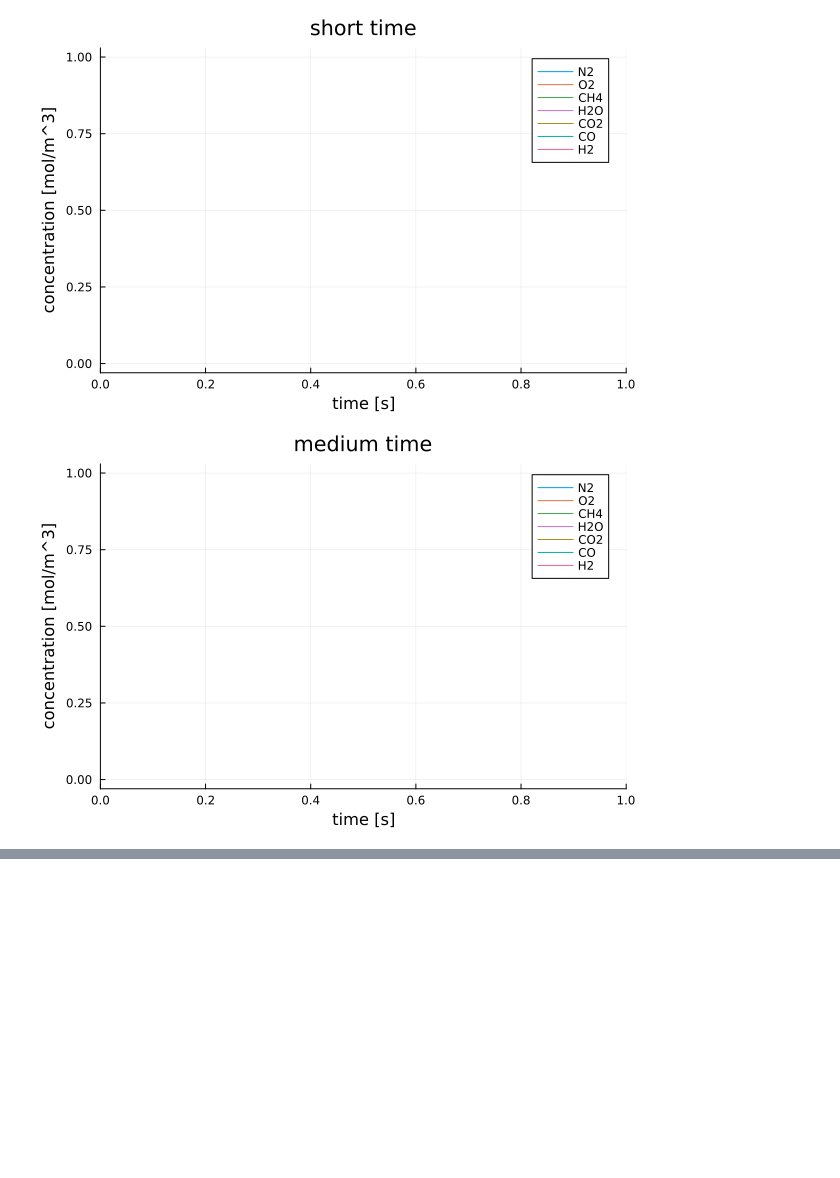
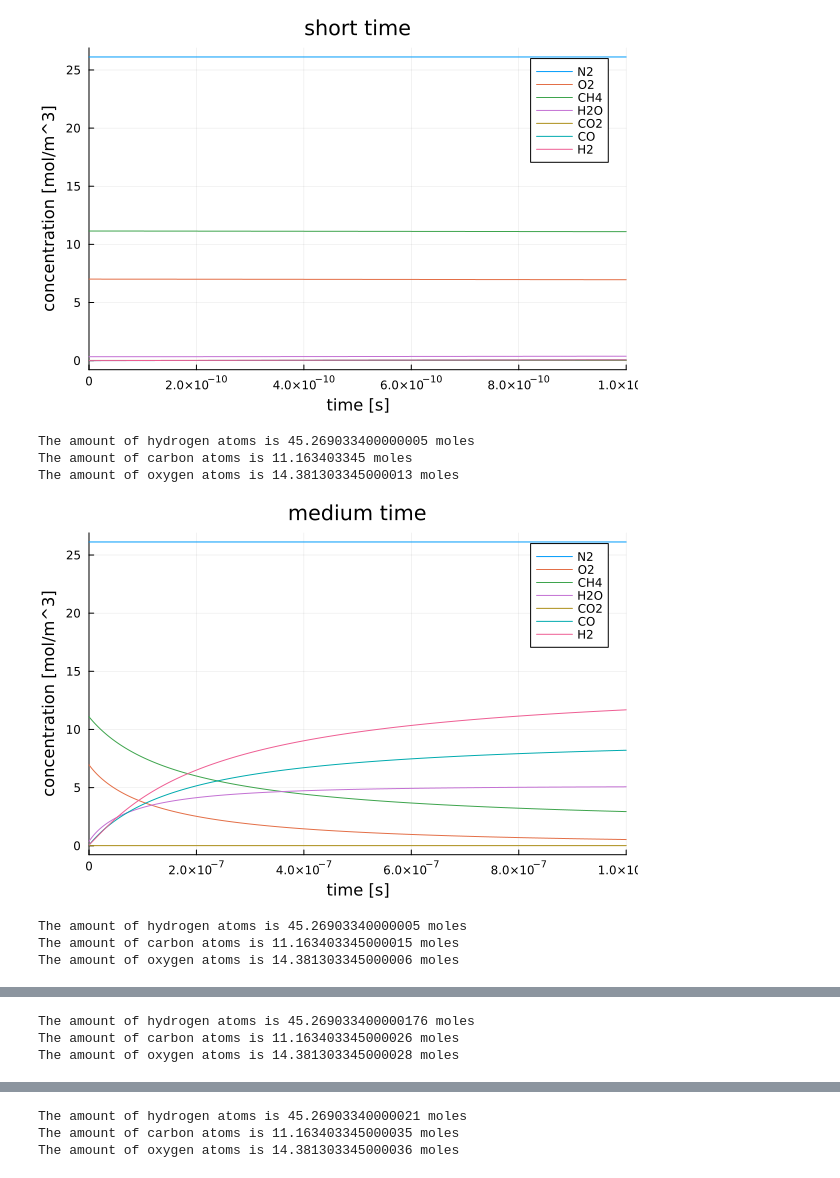
Before and after one commit to Jelterminator/Chemical-Combustion, a Jupyter notebook: 4 step mechanism.ipynb, the cells around one changed output, grey strips where cells are left out. Drawn from its saved outputs; the diff is of its cells as text; code cells hidden in the pictures; blank space fills up the shorter version.

Commit message:
1 bar, atom accounting and cool discovery

```diff
--- a/4 step mechanism.ipynb
+++ b/4 step mechanism.ipynb
@@ -7,7 +7,13 @@ using LinearAlgebra
 T = 1200 # K
 
 # Initial species concentrations: N2, O2, CH4, H2O, CO2, CO, H2
-X0 = [10.0, 8.0, 3.0, 0.0001, 0.0001, 0.0001, 0.0001] # mol/m^3
+X0 = [26.12, 7.01, 11.15, 0.3345, 0.0134, 0.000003345, 0.0000167] # mol/m^3, 75% air 25% methane mixture at 1 bar
+
+# Atomic accounting check
+println("The amount of hydrogen atoms is "*string(X0[3]*4+X0[4]*2+X0[7]*2)*" moles")
+println("The amount of carbon atoms is "*string(X0[3]+X0[5]+X0[6])*" moles")
+println("The amount of oxygen atoms is "*string(X0[2]*2+X0[4]+X0[5]*2+X0[6])*" moles")
+
 
 # Stoichiometric matrix
 S = [0 -0.5 -1 0 0 1 2;
@@ -50,8 +56,8 @@ function f!(dX, X, p, t)
 end
 
 # Define and solve problems for different time spans
-time_spans = [1e-9, 1e-6, 1e-3, 1]
-titles = ["short time", "medium time", "long time","very long time"]
+time_spans = [1e-9, 1e-6, 1e-3, 1, 5000]
+titles = ["short time", "medium time", "long time","very long time","extremely long time"]
 
 plots = []
 
@@ -68,11 +74,11 @@ for (tend, title) in zip(time_spans, titles)
 
     # Plot solution obtained
     plt = plot(sol, xlabel = "time [s]", ylabel = "concentration [mol/m^3]", title = title, label = ["N2" "O2" "CH4" "H2O" "CO2" "CO" "H2"])
-    push!(plots, plt)
+    display(plt)
+
+    # Atomic accounting check
+    println("The amount of hydrogen atoms is "*string(X0[3]*4+X0[4]*2+X0[7]*2)*" moles")
+    println("The amount of carbon atoms is "*string(X0[3]+X0[5]+X0[6])*" moles")
+    println("The amount of oxygen atoms is "*string(X0[2]*2+X0[4]+X0[5]*2+X0[6])*" moles")
 end
-
-# Display all plots
-for plt in plots
-    display(plt)
-end
 # %% [output]
@@ -87,2 +88,8 @@ end
-[figure, old version]
+[figure, new version]
+The amount of hydrogen atoms is 45.269033400000005 moles
+The amount of carbon atoms is 11.163403345 moles
+The amount of oxygen atoms is 14.381303345000013 moles
-[figure, old version]
+[figure, new version]
+The amount of hydrogen atoms is 45.26903340000005 moles
+The amount of carbon atoms is 11.163403345000015 moles
+The amount of oxygen atoms is 14.381303345000006 moles
@@ -89,0 +97,3 @@ end
+The amount of hydrogen atoms is 45.269033400000176 moles
+The amount of carbon atoms is 11.163403345000026 moles
+The amount of oxygen atoms is 14.381303345000028 moles
@@ -90,0 +101,3 @@ end
+The amount of hydrogen atoms is 45.26903340000021 moles
+The amount of carbon atoms is 11.163403345000035 moles
+The amount of oxygen atoms is 14.381303345000036 moles
```
Also changed, not shown: parts of 1 cell of this notebook.
